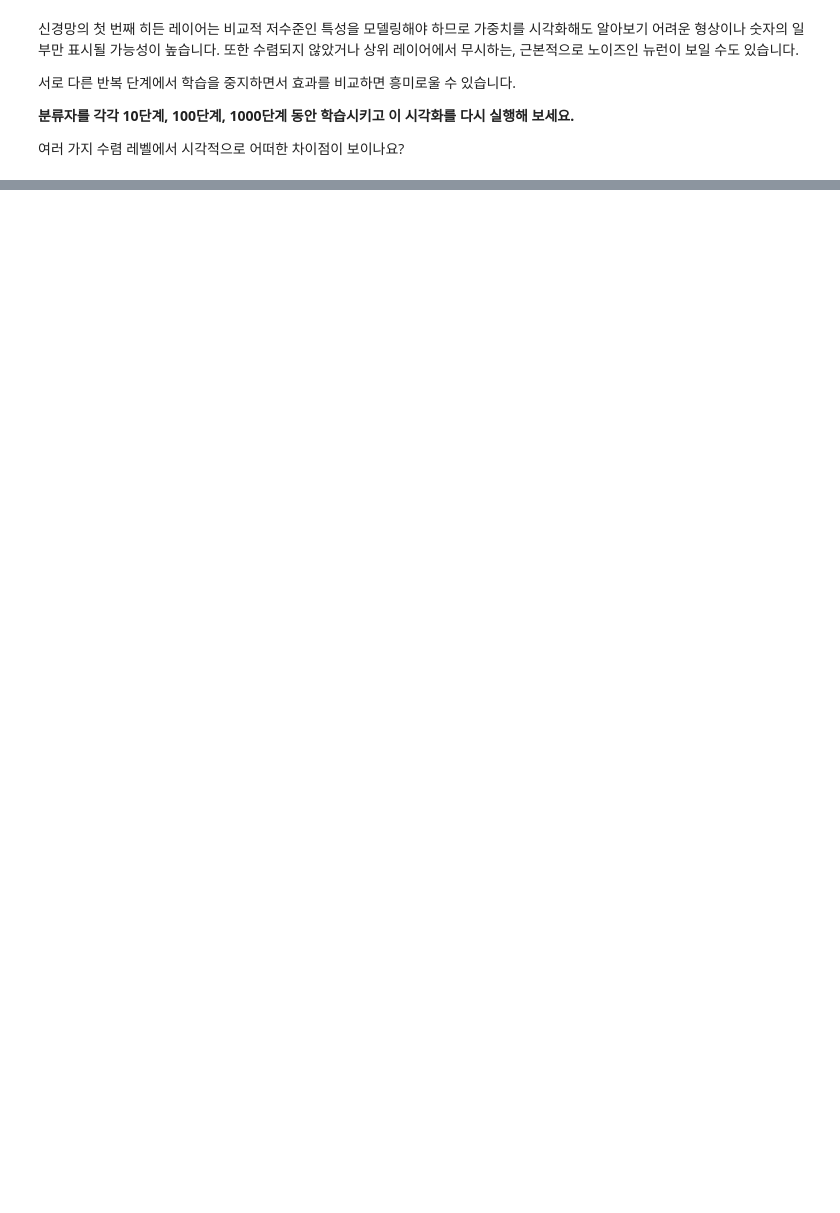
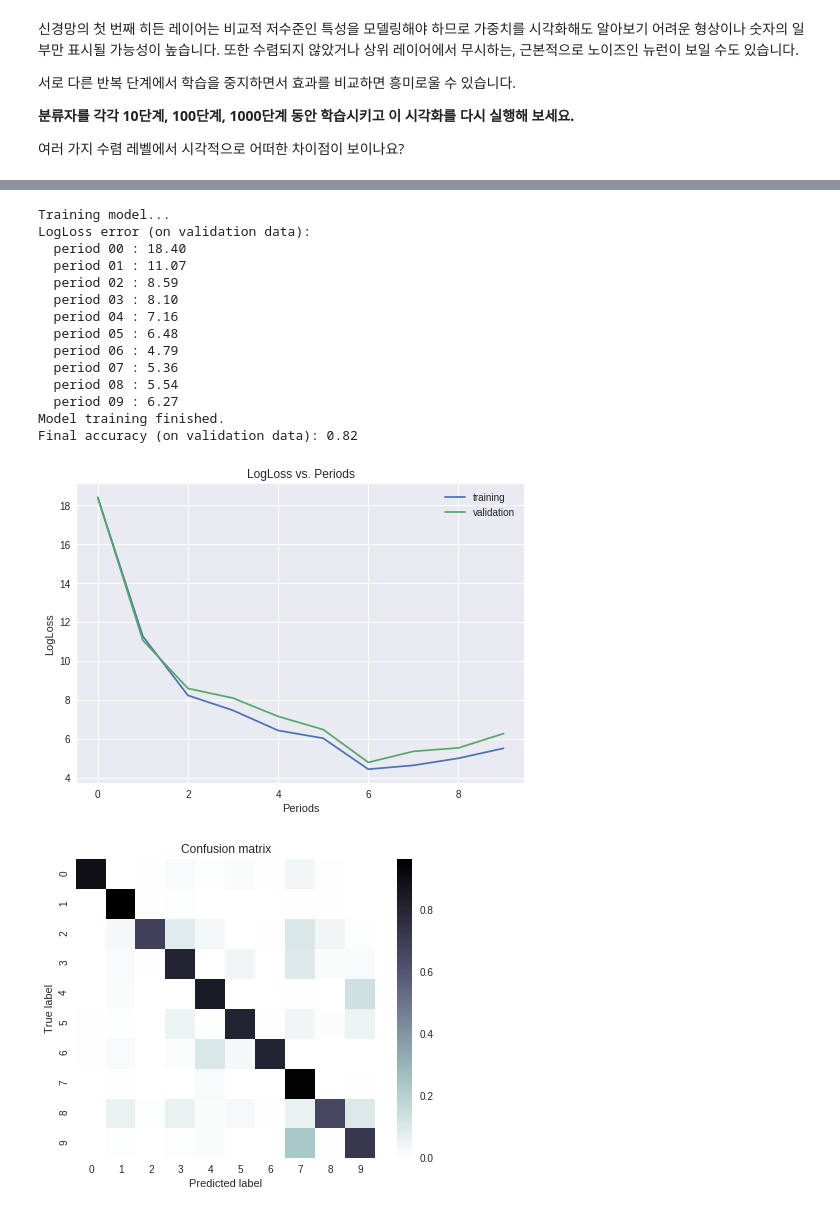
Before and after one commit to SarahhhC/ml-study, a Jupyter notebook: practice/multi_class_classification_of_handwritten_digits.ipynb, the cells around one changed output, grey strips where cells are left out. Saved outputs shown, nothing was run; the diff lists cells and outputs as text; code cells hidden in the pictures; blank space fills up the shorter version.

```diff
--- a/practice/multi_class_classification_of_handwritten_digits.ipynb
+++ b/practice/multi_class_classification_of_handwritten_digits.ipynb
@@ -602,0 +860,27 @@ plt.show()
+# %%
+classifier = train_nn_classification_model(
+    learning_rate=0.05,
+    steps=100,
+    batch_size=30,
+    hidden_units=[100, 100],
+    training_examples=training_examples,
+    training_targets=training_targets,
+    validation_examples=validation_examples,
+    validation_targets=validation_targets)
+# %% [output]
+Training model...
+LogLoss error (on validation data):
+  period 00 : 18.40
+  period 01 : 11.07
+  period 02 : 8.59
+  period 03 : 8.10
+  period 04 : 7.16
+  period 05 : 6.48
+  period 06 : 4.79
+  period 07 : 5.36
+  period 08 : 5.54
+  period 09 : 6.27
+Model training finished.
+Final accuracy (on validation data): 0.82
+[figure, added]
+[figure, added]
```
Also changed, not shown: parts of 14 cells of this notebook.
